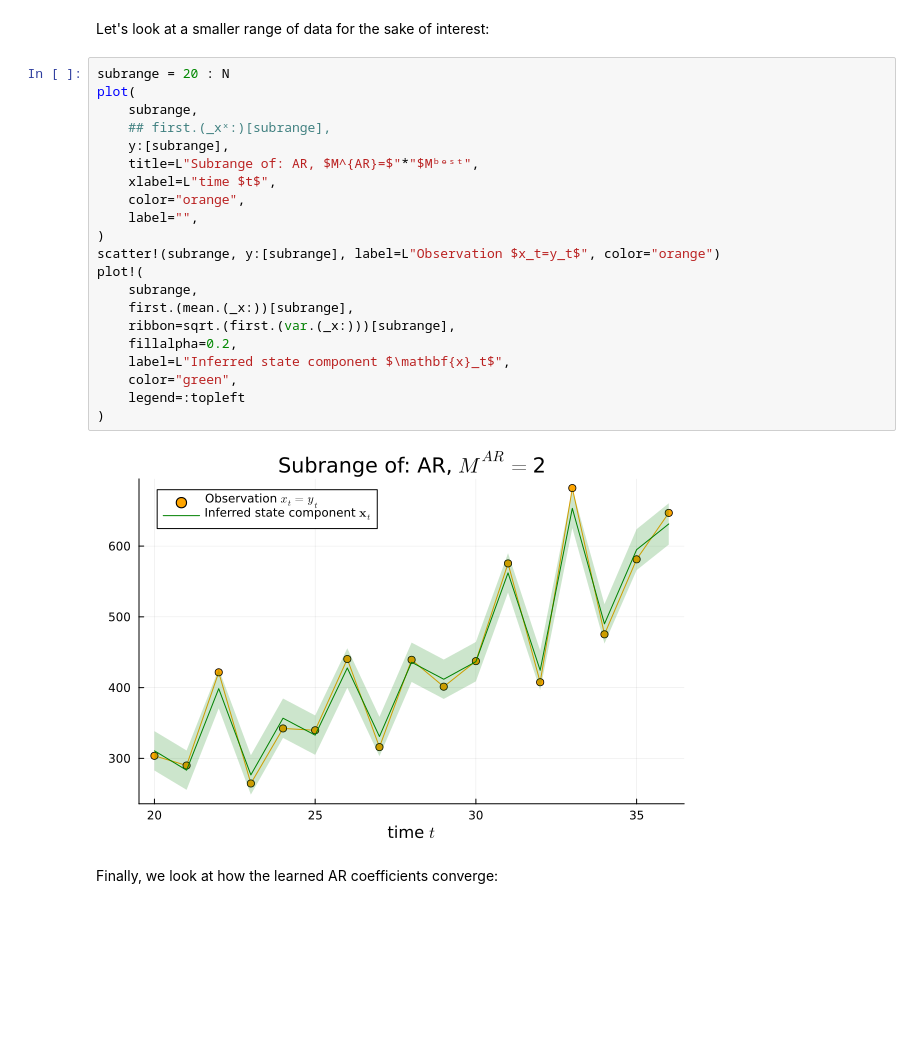
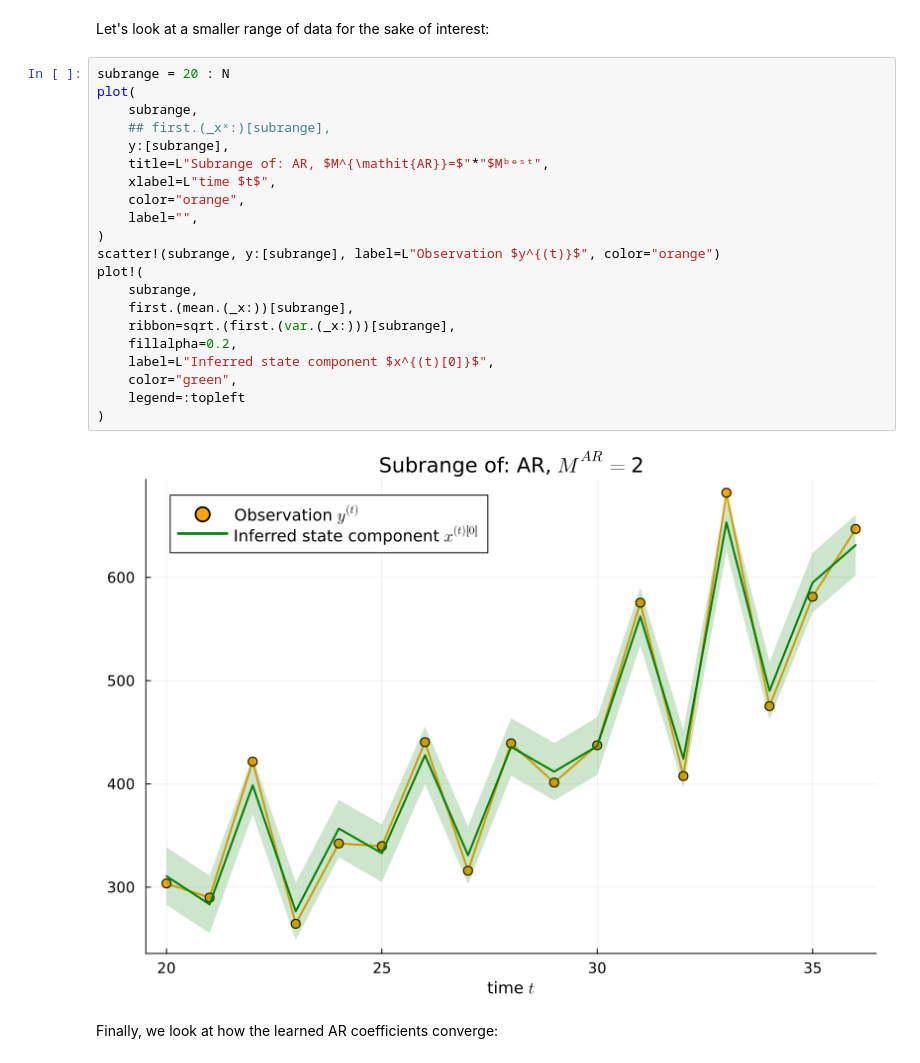
Before and after one commit to LearnableLoopAI/SalesForecastingWithTVAR-AR4, a Jupyter notebook: SalesForecastingWithTVAR-AR4_PORT.ipynb, the cells around one changed output. Drawn from its saved outputs; the diff is of its cells as text; blank space fills up the shorter version.

```diff
--- a/SalesForecastingWithTVAR-AR4_PORT.ipynb
+++ b/SalesForecastingWithTVAR-AR4_PORT.ipynb
@@ -523,26 +574,26 @@ Let's look at a smaller range of data for the sake of interest:
 # %%
 subrange = 20 : N
 plot(
     subrange,
     ## first.(_xˣ꞉)[subrange],
     y꞉[subrange],
-    title=L"Subrange of: AR, $M^{AR}=$"*"$Mᵇᵉˢᵗ",
+    title=L"Subrange of: AR, $M^{\mathit{AR}}=$"*"$Mᵇᵉˢᵗ",
     xlabel=L"time $t$",
     color="orange",
     label="",
 )
-scatter!(subrange, y꞉[subrange], label=L"Observation $x_t=y_t$", color="orange")
+scatter!(subrange, y꞉[subrange], label=L"Observation $y^{(t)}$", color="orange")
 plot!(
     subrange,
     first.(mean.(_x꞉))[subrange],
     ribbon=sqrt.(first.(var.(_x꞉)))[subrange],
     fillalpha=0.2,
-    label=L"Inferred state component $\mathbf{x}_t$",
+    label=L"Inferred state component $x^{(t)[0]}$",
     color="green",
     legend=:topleft
 )
 # %% [output]
-[figure, old version]
+[figure, new version]
 # %% [markdown]
 Finally, we look at how the learned AR coefficients converge:
 # %%
```
Also changed, not shown: parts of 18 cells of this notebook, 3 other files.
